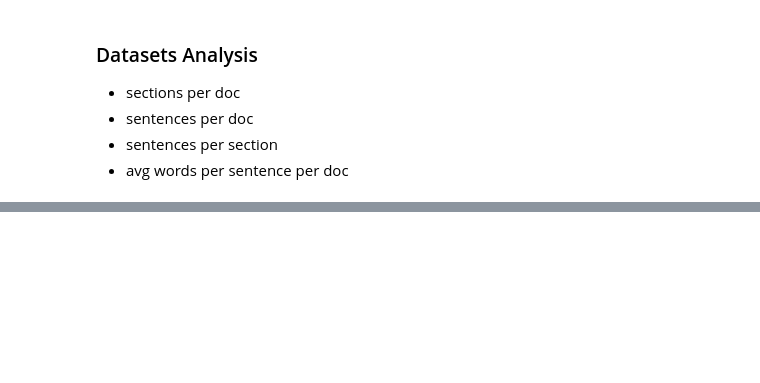
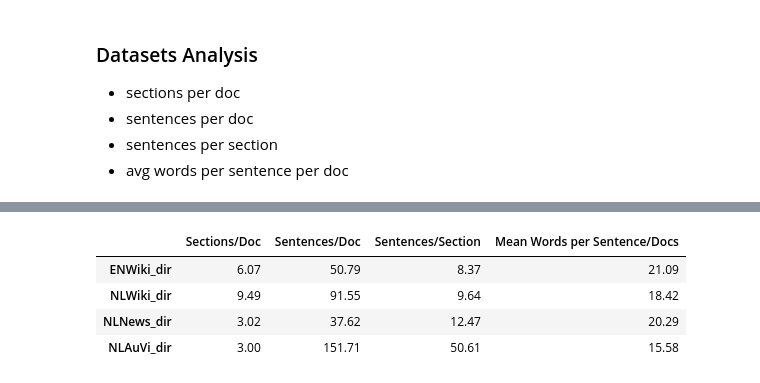
Before and after one commit to DoubleGio/text_segmentation, a Jupyter notebook: Notebooks/dataset_analysis.ipynb, the cells around one changed output, grey strips where cells are left out. Drawn from its saved outputs; the diff is of its cells as text; code cells hidden in the pictures; blank space fills up the shorter version.

```diff
--- a/Notebooks/dataset_analysis.ipynb
+++ b/Notebooks/dataset_analysis.ipynb
@@ -55,0 +119,9 @@ sections = d.split('===')[1:]
+# %%
+table_avg = table.applymap(np.mean)
+table_avg.round(2)
+# %% [output]
+|  | Sections/Doc | Sentences/Doc | Sentences/Section | Mean Words per Sentence/Docs |
+| ENWiki_dir | 6.07 | 50.79 | 8.37 | 21.09 |
+| NLWiki_dir | 9.49 | 91.55 | 9.64 | 18.42 |
+| NLNews_dir | 3.02 | 37.62 | 12.47 | 20.29 |
+| NLAuVi_dir | 3.00 | 151.71 | 50.61 | 15.58 |
```
Also changed, not shown: parts of 7 cells of this notebook.
